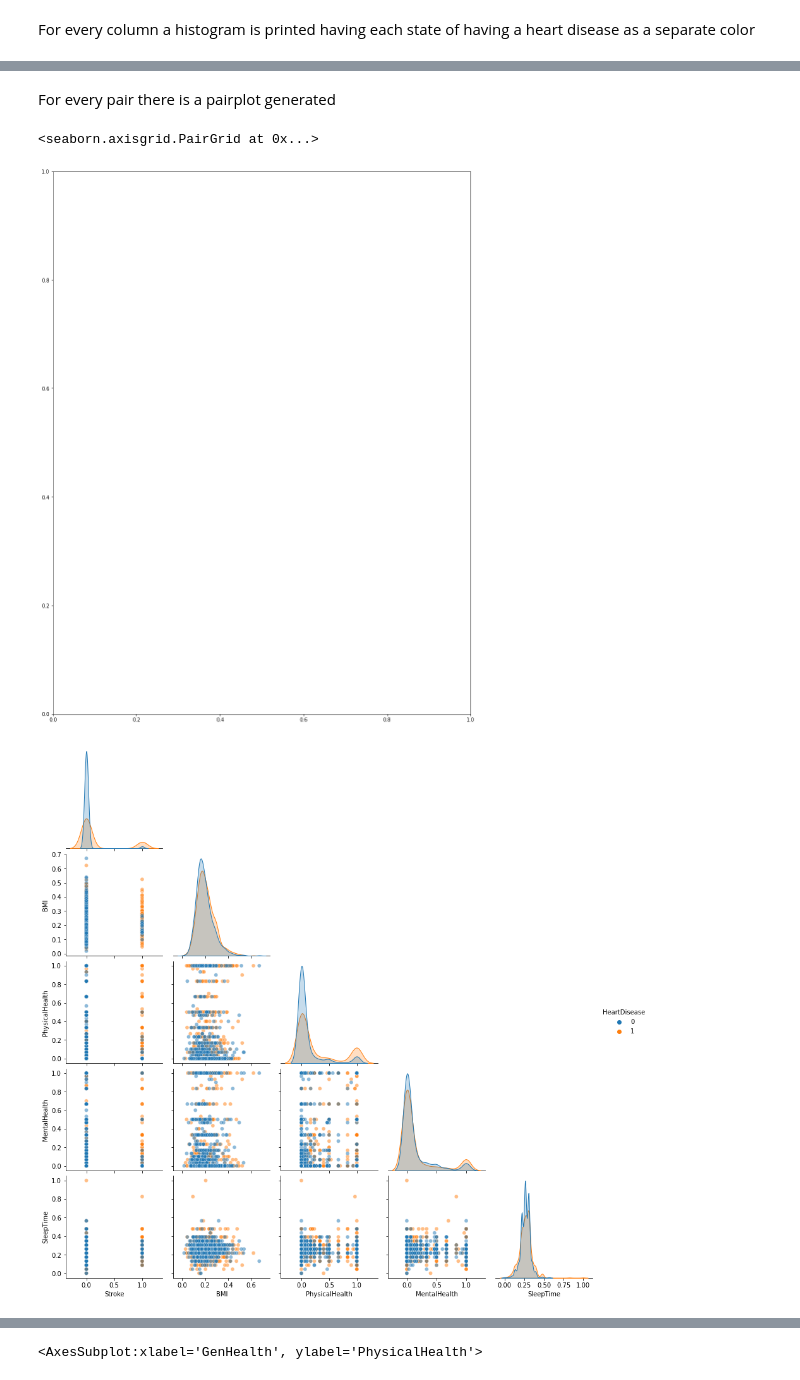
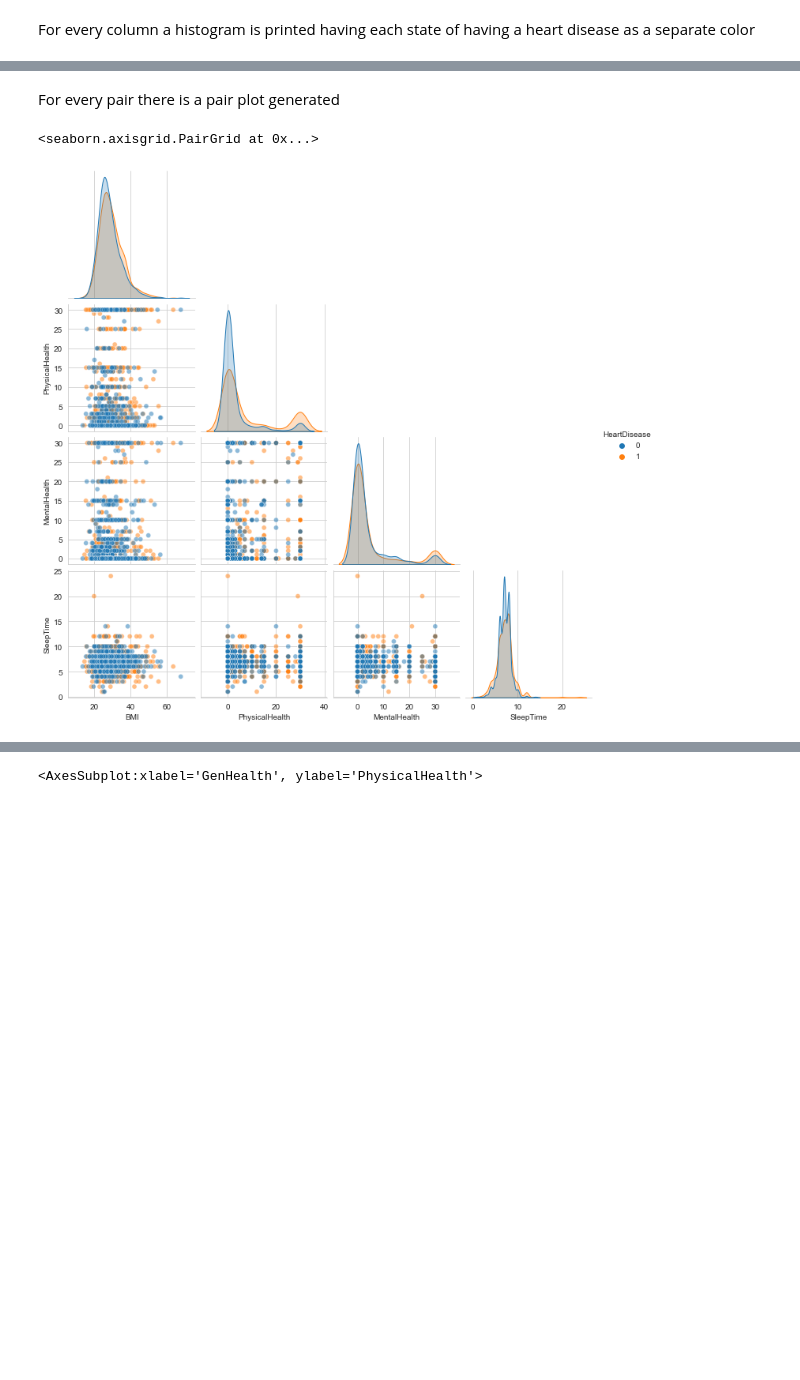
Before and after one commit to BenediktLueth/heartheroes, a Jupyter notebook: data_preprocessing.ipynb, the cells around one changed output, grey strips where cells are left out. Saved outputs shown, nothing was run; the diff lists cells and outputs as text; code cells hidden in the pictures; blank space fills up the shorter version.

Commit message:
refactor: added notes in preprocessing of numerical features, refactoring of preprocessing and started refactoring of visualization

```diff
--- a/data_preprocessing.ipynb
+++ b/data_preprocessing.ipynb
@@ -473,18 +510,0 @@ Numerical and ordinal features need to be nomalized.
-# %%
-# List all numerical features
-numerical_features = ["BMI", "PhysicalHealth", "MentalHealth", "SleepTime"]
-
-# Concatenate numerical features and ordinal features for normalization
-features = numerical_features.copy()
-features.extend(['AgeCategory', 'Diabetic', 'GenHealth'])
-
-# Use MinMaxScaler to normalize numerical data, as some of the data isn't normally distributed
-scaler = preprocessing.MinMaxScaler()
-heart_dataset_preprocessed[features] = scaler.fit_transform(heart_dataset_preprocessed[features])
-
-# Save preprocessed data
-filepath = Path('./heart_dataset_preprocessed.csv')
-heart_dataset_preprocessed.to_csv(filepath, index=False)
-
-# quick overview of normalized features
-heart_dataset_preprocessed[features].describe()
@@ -503,6 +510,0 @@ heart_dataset_preprocessed[features].describe()
-# %%
-# List all numerical features
-numerical_features = ["BMI", "PhysicalHealth", "MentalHealth", "SleepTime"]
-
-# Print correlation matrix of numerical features
-print(heart_dataset_preprocessed.corr())
@@ -629,18 +548,14 @@ sns.heatmap(heart_df_cm, mask=mask, vmin=-1, vmax=1, cmap="seismic", annot=True,
 # %% [markdown]
-For every pair there is a pairplot generated
+For every pair there is a pair plot generated
 # %%
-f, ax = plt.subplots(figsize=(15, 20))
+columns_for_pair_plot = ["HeartDisease", "Stroke"] + numerical_features
 
-subset_cols = ["HeartDisease", "Stroke"] + numerical_features
-
-equally_distributed_dataset = heart_viz_df.loc[heart_viz_df["HeartDisease"] == 1, subset_cols].sample(n=1000, random_state=42)
-equally_distributed_dataset = pd.concat([equally_distributed_dataset, heart_viz_df.loc[heart_viz_df["HeartDisease"] == 0, subset_cols].sample(n=1000, random_state=42)])
-
+equally_distributed_dataset = heart_dataset_preprocessed.loc[heart_dataset_preprocessed["HeartDisease"] == 1, columns_for_pair_plot].sample(n=1000, random_state=42)
+equally_distributed_dataset = pd.concat([equally_distributed_dataset, heart_dataset_preprocessed.loc[heart_dataset_preprocessed["HeartDisease"] == 0, columns_for_pair_plot].sample(n=1000, random_state=42)])
 
 hue_order= [0, 1]
-sns.pairplot(equally_distributed_dataset, hue="HeartDisease", hue_order=hue_order, corner=True, plot_kws={'alpha': 0.5})
+display(sns.pairplot(equally_distributed_dataset, hue="HeartDisease", hue_order=hue_order, corner=True, plot_kws={'alpha': 0.5}))
 # %% [output]
 <seaborn.axisgrid.PairGrid at 0x...>
-[figure, old version]
+[figure, new version]
-[figure, removed]
 # %%
```
Also changed, not shown: parts of 46 cells of this notebook.
